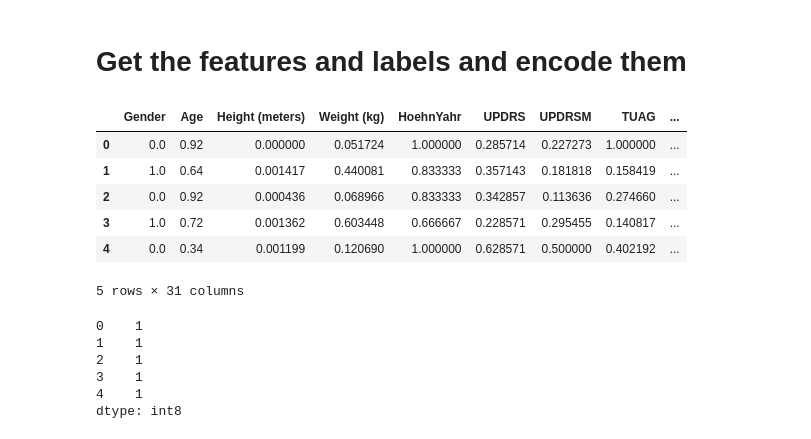
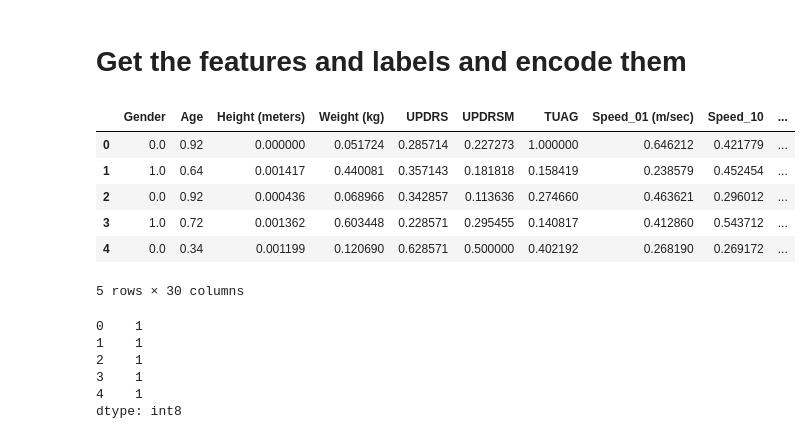
Before and after one commit to IliesChibane/Parkinson-disease-diagnostic-using-time-series-data, a Jupyter notebook: GradientBoosting_Classification.ipynb, the cells around one changed output. Saved outputs shown, nothing was run; the diff lists cells and outputs as text; code cells hidden in the pictures.

```diff
--- a/GradientBoosting_Classification.ipynb
+++ b/GradientBoosting_Classification.ipynb
@@ -40,29 +44,29 @@ df.head()
 # Get the features and labels and encode them
 # %%
 # Separate the features and the label
-X = df.drop(['ID', 'Study', 'Subjnum', 'Group'], axis=1)
+X = df.drop(['ID', 'Study', 'Subjnum', 'Group', 'HoehnYahr'], axis=1)
 y = df['Group']
 
 # Convert the categorical label to numbers
 y = y.astype('category')
 y = y.cat.codes
 
 # Convert "Gender" in X to numbers
 X['Gender'] = X['Gender'].replace({'female': 0, 'male': 1})
 
 # normalize the data
 scaler = MinMaxScaler()
 X[X.columns[:]] = scaler.fit_transform(X[X.columns[:]])
 
 X.head()
 # %% [output]
-|  | Gender | Age | Height (meters) | Weight (kg) | HoehnYahr | UPDRS | UPDRSM | TUAG | ... |
-| 0 | 0.0 | 0.92 | 0.000000 | 0.051724 | 1.000000 | 0.285714 | 0.227273 | 1.000000 | ... |
-| 1 | 1.0 | 0.64 | 0.001417 | 0.440081 | 0.833333 | 0.357143 | 0.181818 | 0.158419 | ... |
-| 2 | 0.0 | 0.92 | 0.000436 | 0.068966 | 0.833333 | 0.342857 | 0.113636 | 0.274660 | ... |
-| 3 | 1.0 | 0.72 | 0.001362 | 0.603448 | 0.666667 | 0.228571 | 0.295455 | 0.140817 | ... |
-| 4 | 0.0 | 0.34 | 0.001199 | 0.120690 | 1.000000 | 0.628571 | 0.500000 | 0.402192 | ... |
+|  | Gender | Age | Height (meters) | Weight (kg) | UPDRS | UPDRSM | TUAG | Speed_01 (m/sec) | Speed_10 | ... |
+| 0 | 0.0 | 0.92 | 0.000000 | 0.051724 | 0.285714 | 0.227273 | 1.000000 | 0.646212 | 0.421779 | ... |
+| 1 | 1.0 | 0.64 | 0.001417 | 0.440081 | 0.357143 | 0.181818 | 0.158419 | 0.238579 | 0.452454 | ... |
+| 2 | 0.0 | 0.92 | 0.000436 | 0.068966 | 0.342857 | 0.113636 | 0.274660 | 0.463621 | 0.296012 | ... |
+| 3 | 1.0 | 0.72 | 0.001362 | 0.603448 | 0.228571 | 0.295455 | 0.140817 | 0.412860 | 0.543712 | ... |
+| 4 | 0.0 | 0.34 | 0.001199 | 0.120690 | 0.628571 | 0.500000 | 0.402192 | 0.268190 | 0.269172 | ... |
-5 rows × 31 columns
+5 rows × 30 columns
 # %%
 y.head()
 # %% [output]
```
Also changed, not shown: parts of 16 cells of this notebook.
